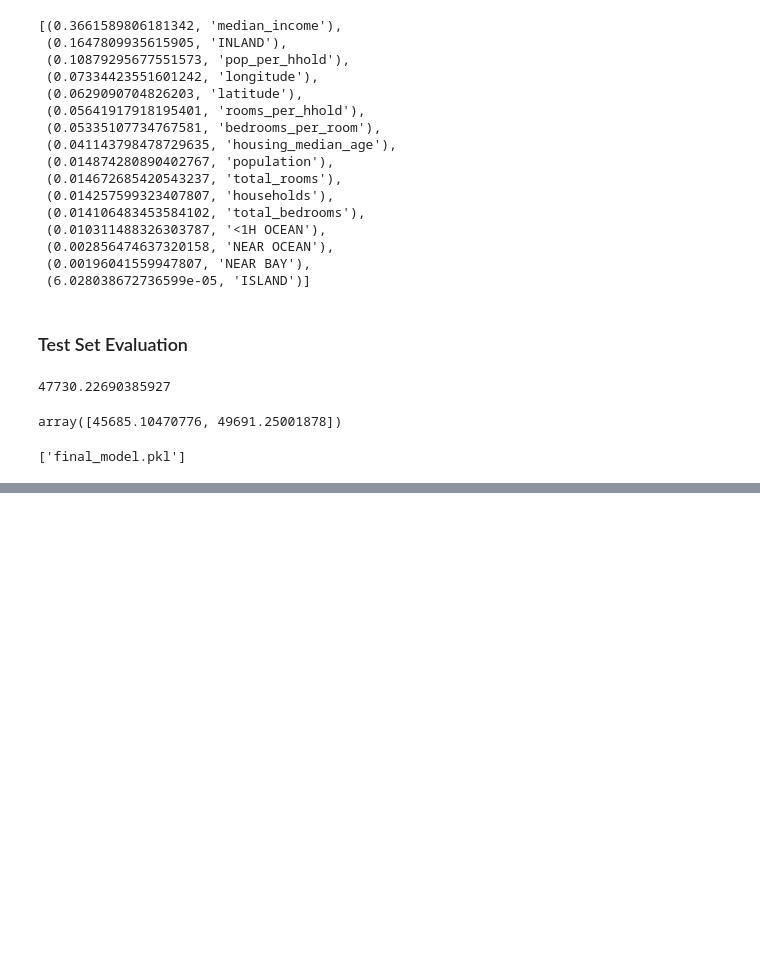
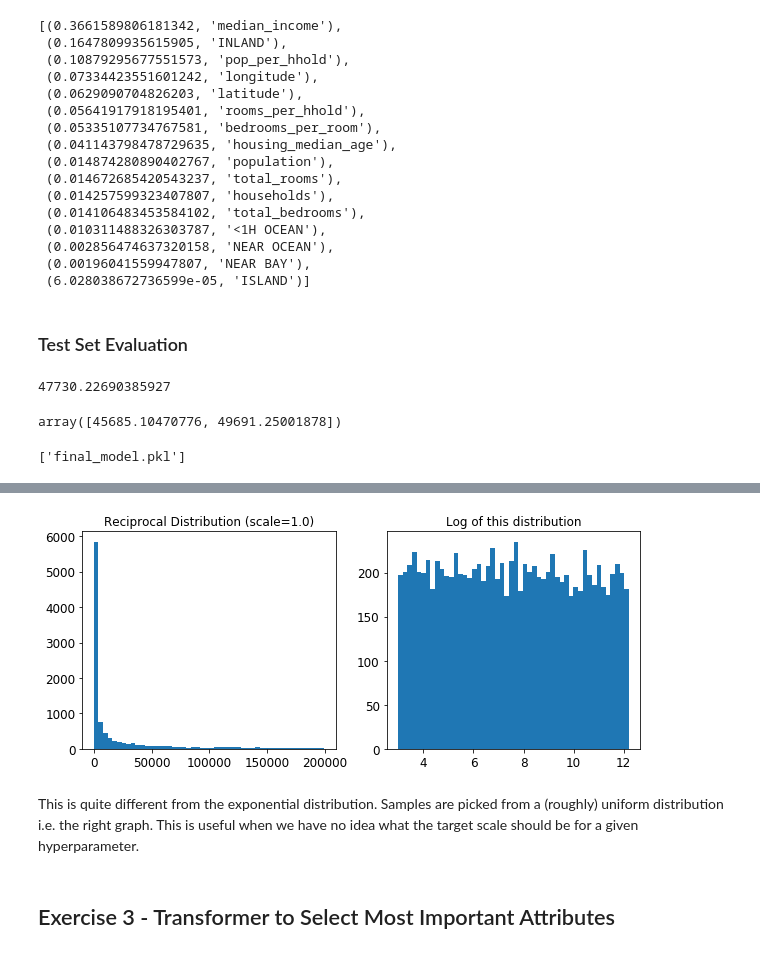
Before and after one commit to SMS-NED16/FYP-DL, a Jupyter notebook: ML-Hands-On/02_end2end_ml/02_End_To_End_ML_Project.ipynb, the cells around one changed output, grey strips where cells are left out. Drawn from its saved outputs; the diff is of its cells as text; code cells hidden in the pictures; blank space fills up the shorter version.

Commit message:
Add Chapter 02 exercises

```diff
--- a/ML-Hands-On/02_end2end_ml/02_End_To_End_ML_Project.ipynb
+++ b/ML-Hands-On/02_end2end_ml/02_End_To_End_ML_Project.ipynb
@@ -1059,0 +1213,18 @@ joblib.dump(final_model, 'final_model.pkl')
+# %%
+reciprocal_distrib = reciprocal(20, 200000)
+samples = reciprocal_distrib.rvs(10000, random_state=42)
+# %%
+plt.figure(figsize=(10, 4))
+plt.subplot(121)
+plt.title('Reciprocal Distribution (scale=1.0)')
+plt.hist(samples, bins=50)
+plt.subplot(122)
+plt.title('Log of this distribution')
+plt.hist(np.log(samples), bins=50)
+plt.show()
+# %% [output]
+[figure, added]
+# %% [markdown]
+This is quite different from the exponential distribution. Samples are picked from a (roughly) uniform distribution i.e. the right graph. This is useful when we have no idea what the target scale should be for a given hyperparameter.
+# %% [markdown]
+## Exercise 3 - Transformer to Select Most Important Attributes
```
Also changed, not shown: parts of 58 cells of this notebook.
